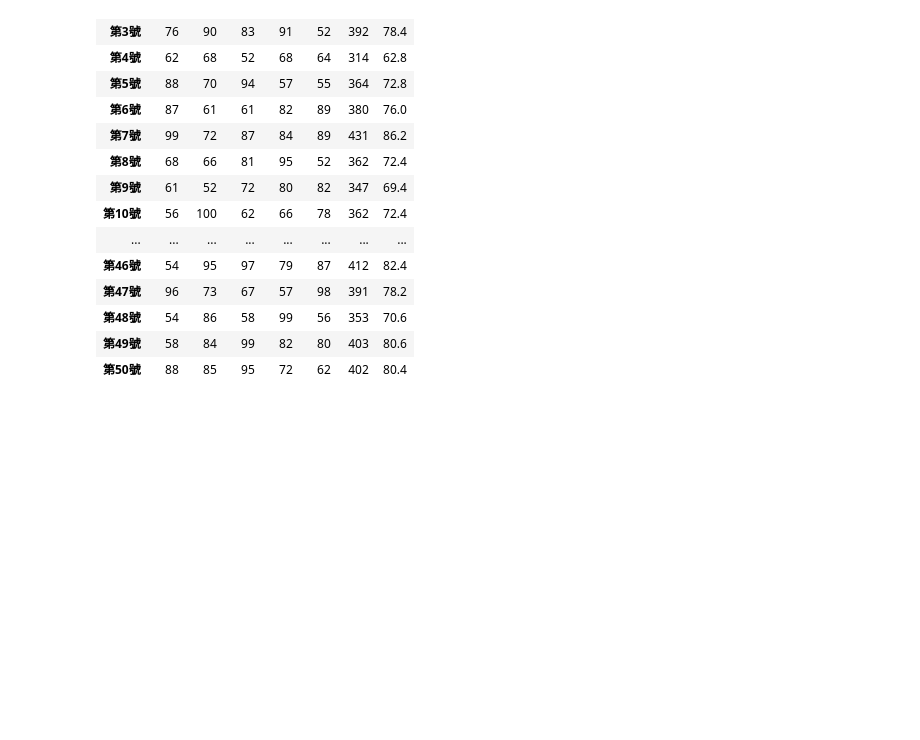
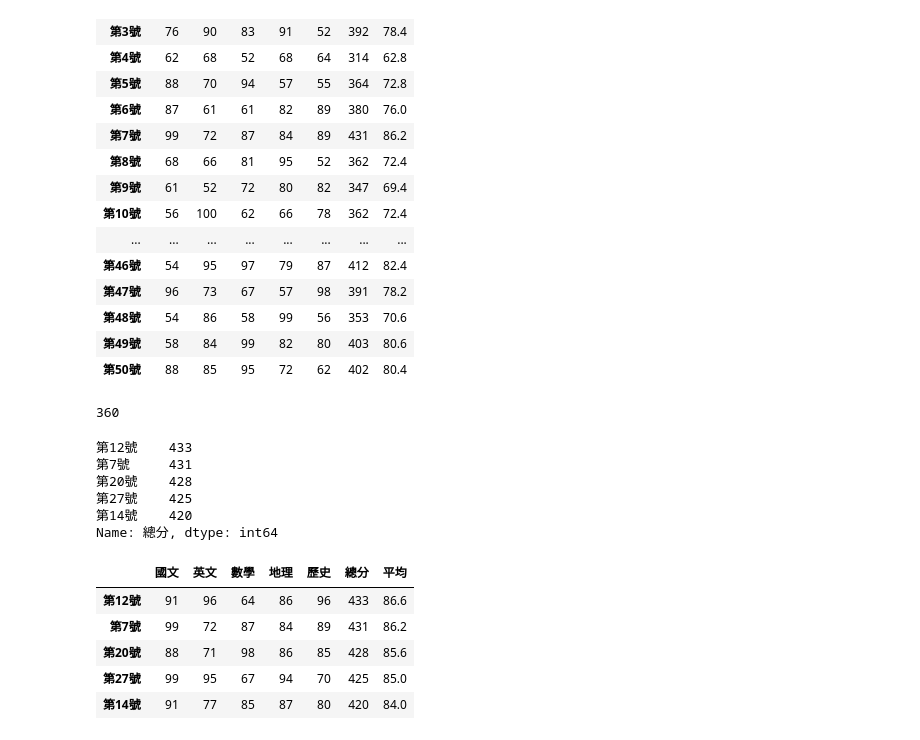
Before and after one commit to GraceWCH/2024_Python-class, a Jupyter notebook: lesson17/lesson17_1.ipynb, the cells around one changed output. Cells and saved outputs as stored; diff of their text form; code cells hidden in the pictures; blank space fills up the shorter version.

```diff
--- a/lesson17/lesson17_1.ipynb
+++ b/lesson17/lesson17_1.ipynb
@@ -78,3 +98,9 @@ stu
 | 第48號 | 54 | 86 | 58 | 99 | 56 | 353 | 70.6 |
 | 第49號 | 58 | 84 | 99 | 82 | 80 | 403 | 80.6 |
 | 第50號 | 88 | 85 | 95 | 72 | 62 | 402 | 80.4 |
+# %%
+#使用series的索引和index name
+stu["總分"].iloc[0]
+stu["總分"]["第1號"]
+# %% [output]
+360
@@ -80,0 +111,21 @@ stu
+# %%
+#使用排序sort_values(),取出前5名
+sorted_s[:5]
+# %% [output]
+第12號    433
+第7號     431
+第20號    428
+第27號    425
+第14號    420
+Name: 總分, dtype: int64
+# %%
+#DataFrame sorted
+sorted_df = stu.sort_values(by='總分',ascending=False)
+sorted_df[:5]
+# %% [output]
+|  | 國文 | 英文 | 數學 | 地理 | 歷史 | 總分 | 平均 |
+| 第12號 | 91 | 96 | 64 | 86 | 96 | 433 | 86.6 |
+| 第7號 | 99 | 72 | 87 | 84 | 89 | 431 | 86.2 |
+| 第20號 | 88 | 71 | 98 | 86 | 85 | 428 | 85.6 |
+| 第27號 | 99 | 95 | 67 | 94 | 70 | 425 | 85.0 |
+| 第14號 | 91 | 77 | 85 | 87 | 80 | 420 | 84.0 |
```
Also changed, not shown: parts of 7 cells of this notebook.
